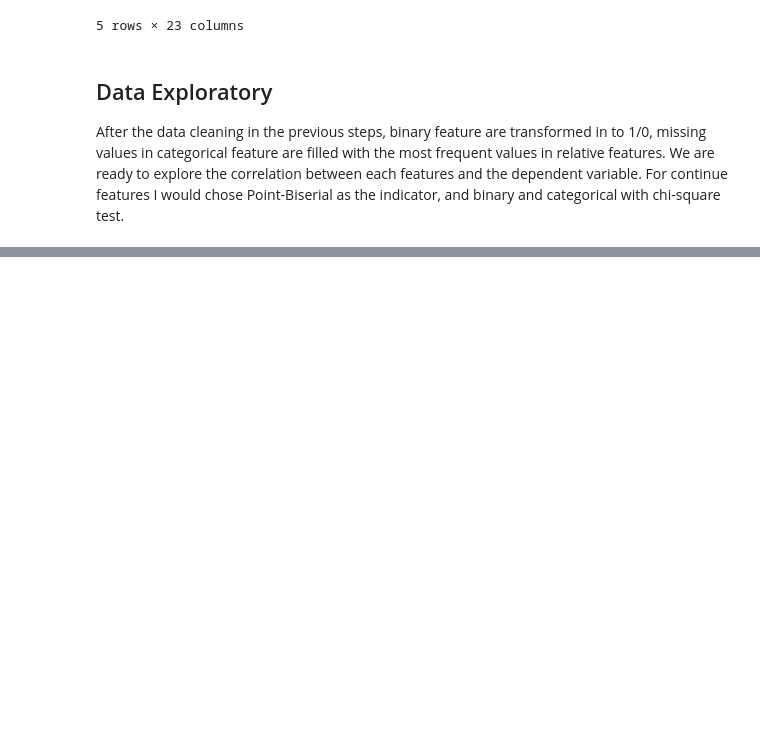
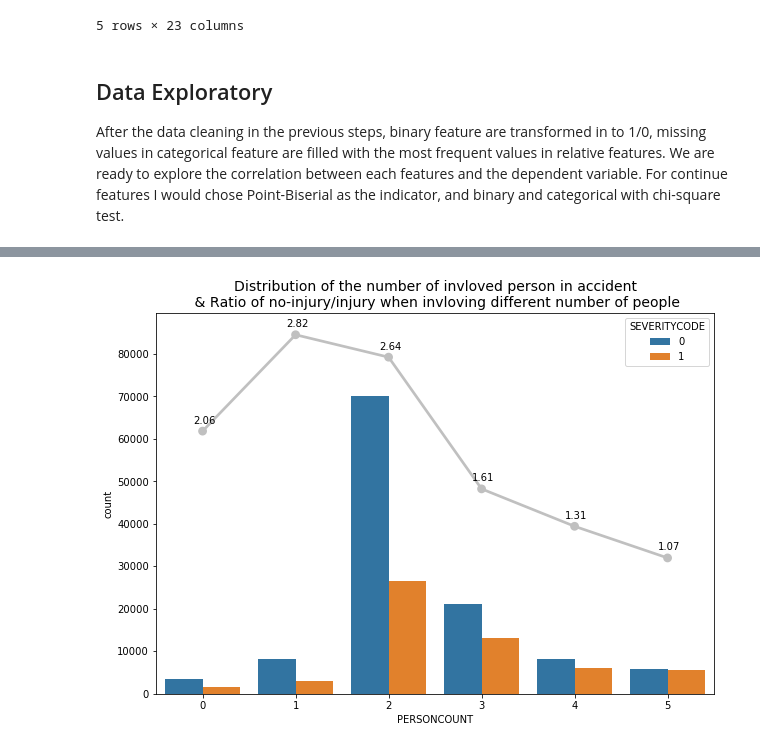
Before and after one commit to maxianren/Coursera_Capstone, a Jupyter notebook: capstone_project.ipynb, the cells around one changed output, grey strips where cells are left out. Cells and saved outputs as stored; diff of their text form; code cells hidden in the pictures; blank space fills up the shorter version.

```diff
--- a/capstone_project.ipynb
+++ b/capstone_project.ipynb
@@ -676,10 +651,11 @@ ax_person_involved = sns.countplot(x="PERSONCOUNT",
 # %%
+df['PERSONCOUNT'].loc[df['PERSONCOUNT']>=5]=5
+
 #create a new array with the 'ratio of injury/not injury' and 'number of involed people'
 arr_person_count_injury=df['PERSONCOUNT'].loc[df['SEVERITYCODE']==1].value_counts()
-arr_person_count_non_injury=df['PERSONCOUNT'].loc[df['SEVERITYCODE']==0].value_counts()
-arr_ratio_not_injury_injury=arr_person_count_non_injury/arr_person_count_injury
+arr_person_count_no_injury=df['PERSONCOUNT'].loc[df['SEVERITYCODE']==0].value_counts()
+arr_ratio_no_injury_injury=arr_person_count_no_injury/arr_person_count_injury
 
-ax_ration = sns.pointplot(x=arr_ratio_not_injury_injury.index,
-                   y=arr_ratio_not_injury_injury.values,
-                   data=df)
+x=arr_ratio_no_injury_injury.index
+y=arr_ratio_no_injury_injury.values
 # %% [output]
@@ -717,0 +666,21 @@ df.corr()
+# %%
+fig_person = plt.figure(figsize=(10,7)) # create figure
+
+ax_person_involved = sns.countplot(x="PERSONCOUNT",
+                                   hue='SEVERITYCODE',
+                                   data=df,
+                                   order=[0,1,2,3,4,5])
+
+ax_ratio = sns.pointplot(x=x,
+                         y=y*30000,color='silver',
+                         data=df,
+                         ax=ax_person_involved)\
+              .set_title("Distribution of the number of invloved person in accident" \
+                         +"\n & Ratio of no-injury/injury when invloving different number of people",
+                         size=14)
+
+#add anotation on the line plot
+for index,value in zip(x,y):
+    plt.annotate(format(value,'0.2f'),xy=(index-0.1,value*30000+1800),size=10)
+# %% [output]
+[figure, added]
```
Also changed, not shown: parts of 25 cells of this notebook.
